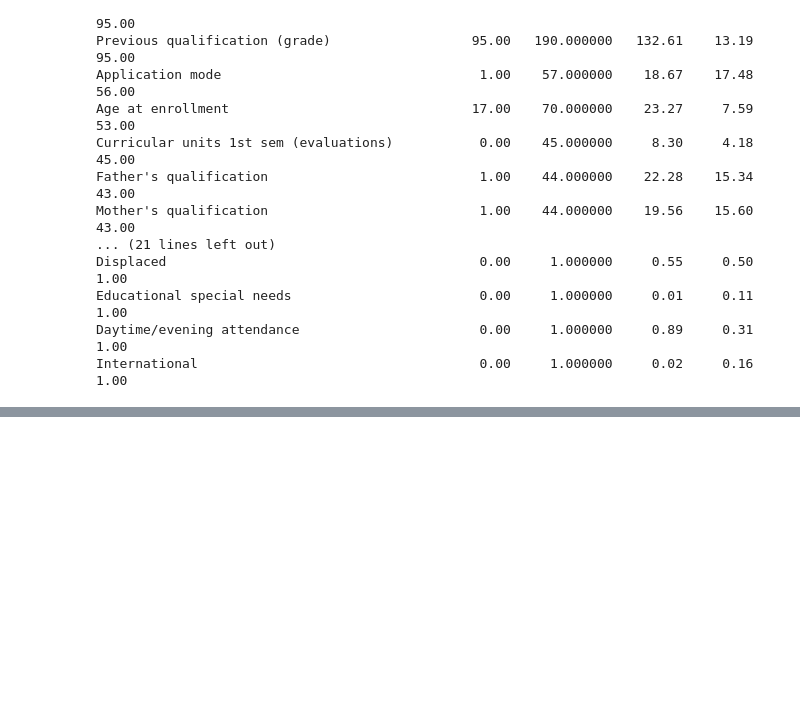
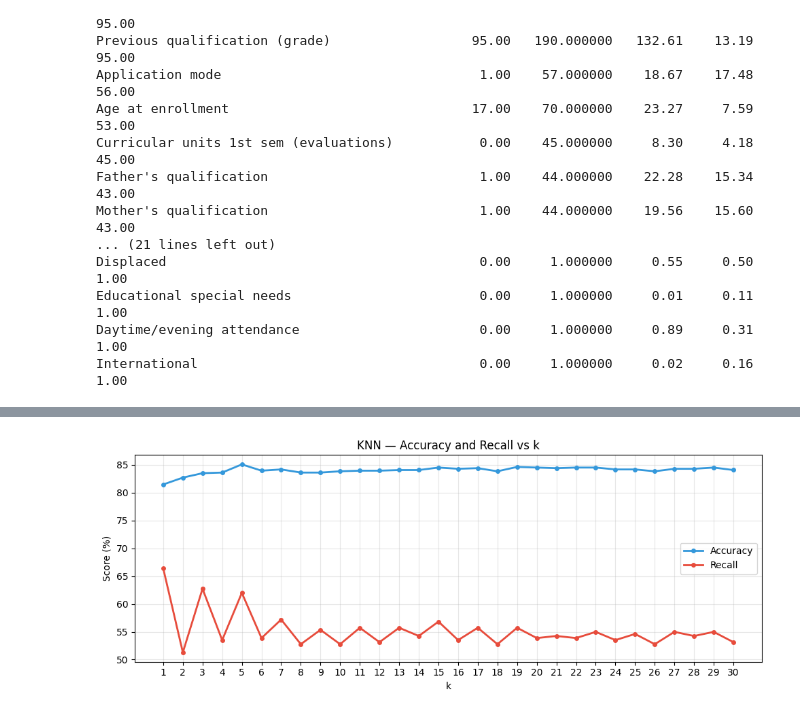
Before and after one commit to Yatha04/ML-tinkering, a Jupyter notebook: perceptron.ipynb, the cells around one changed output, grey strips where cells are left out. Cells and saved outputs as stored; diff of their text form; code cells hidden in the pictures; blank space fills up the shorter version.

```diff
--- a/perceptron.ipynb
+++ b/perceptron.ipynb
@@ -196,0 +418,18 @@ International                                    0.00     1.000000     0.02
+# %%
+k_values = range(1,31)
+results = []
+
+for k in k_values:
+  model = KNN(k = k)
+  model.fit(X_train_s, y_train)
+  preds = model.predict(X_test_s)
+  accuracy = np.mean(preds == y_test)
+
+  acc = np.mean(preds == y_test)
+  tp  = np.sum((preds == 1) & (y_test == 1))
+  fn  = np.sum((preds == 0) & (y_test == 1))
+  fp  = np.sum((preds == 1) & (y_test == 0))
+  rec = tp / (tp + fn) if (tp + fn) > 0 else 0
+
+  results.append((k, acc, rec))
+  print(f"k={k:<3}  acc={acc*100:.2f}%  recall={rec*100:.2f}%")
@@ -196,0 +454,18 @@ International                                    0.00     1.000000     0.02
+# %%
+ks   = [r[0] for r in results]
+accs = [r[1]*100 for r in results]
+recs = [r[2]*100 for r in results]
+
+plt.figure(figsize=(10, 4))
+plt.plot(ks, accs, label='Accuracy', color='#3498DB', linewidth=2, marker='o', ms=4)
+plt.plot(ks, recs, label='Recall',   color='#E74C3C', linewidth=2, marker='o', ms=4)
+plt.xlabel("k")
+plt.ylabel("Score (%)")
+plt.title("KNN — Accuracy and Recall vs k")
+plt.legend()
+plt.grid(True, alpha=0.3)
+plt.xticks(ks)
+plt.tight_layout()
+plt.show()
+# %% [output]
+[figure, added]
```
Also changed, not shown: parts of 15 cells of this notebook.
